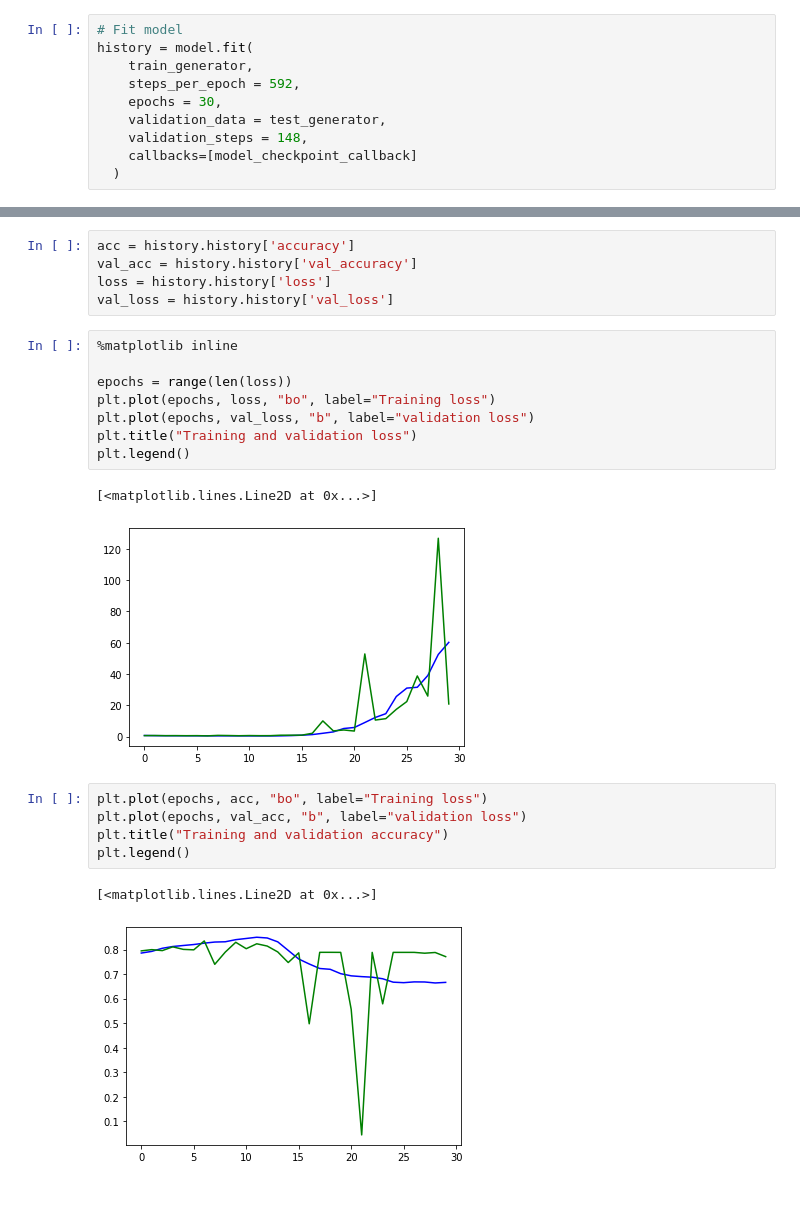
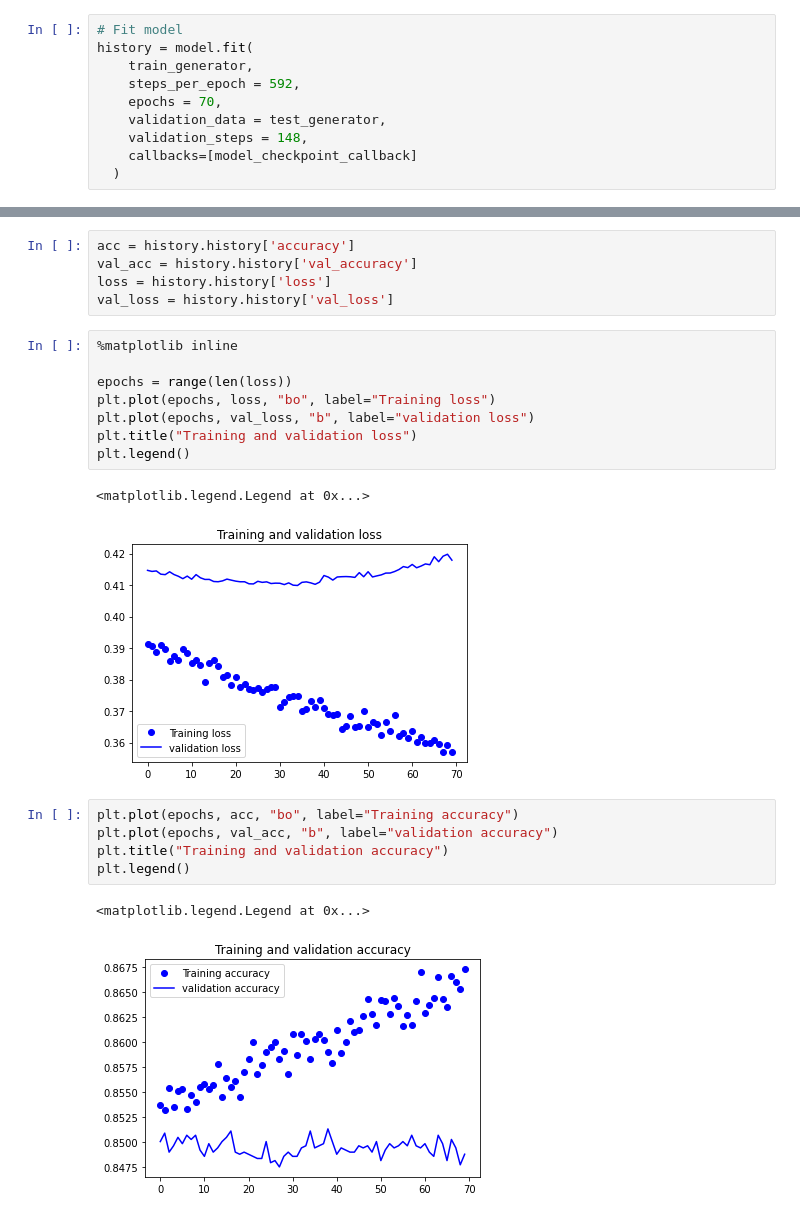
Before and after one commit to ShozenD/aims, a Jupyter notebook: src/DeepEngine/DenseNet/DenseNet169_FineTuning.ipynb, the cells around one changed output, grey strips where cells are left out. Drawn from its saved outputs; the diff is of its cells as text.

```diff
--- a/src/DeepEngine/DenseNet/DenseNet169_FineTuning.ipynb
+++ b/src/DeepEngine/DenseNet/DenseNet169_FineTuning.ipynb
@@ -111,7 +111,7 @@ WARNING:tensorflow:`period` argument is deprecated. Please use `save_freq` to sp
 history = model.fit(
     train_generator,
     steps_per_epoch = 592,
-    epochs = 30,
+    epochs = 70,
     validation_data = test_generator,
     validation_steps = 148,
     callbacks=[model_checkpoint_callback]
@@ -134,13 +150,13 @@ plt.plot(epochs, val_loss, "b", label="validation loss")
 plt.title("Training and validation loss")
 plt.legend()
 # %% [output]
-[<matplotlib.lines.Line2D at 0x...>]
+<matplotlib.legend.Legend at 0x...>
-[figure, old version]
+[figure, new version]
 # %%
-plt.plot(epochs, acc, "bo", label="Training loss")
-plt.plot(epochs, val_acc, "b", label="validation loss")
+plt.plot(epochs, acc, "bo", label="Training accuracy")
+plt.plot(epochs, val_acc, "b", label="validation accuracy")
 plt.title("Training and validation accuracy")
 plt.legend()
 # %% [output]
-[<matplotlib.lines.Line2D at 0x...>]
+<matplotlib.legend.Legend at 0x...>
-[figure, old version]
+[figure, new version]
```
Also changed, not shown: parts of 3 cells of this notebook.
